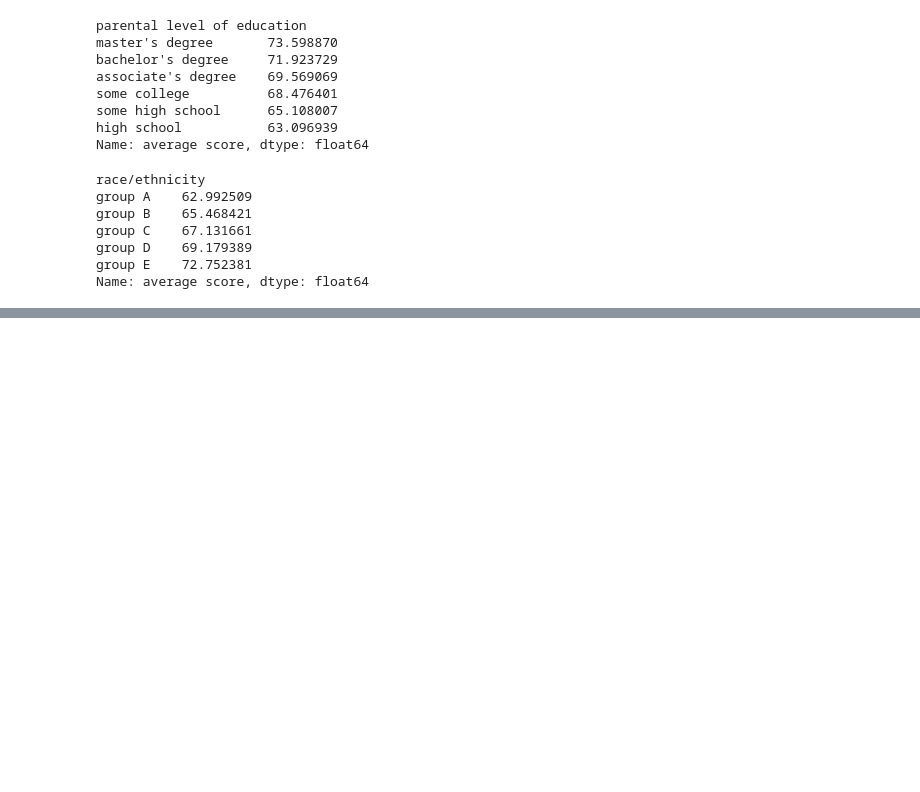
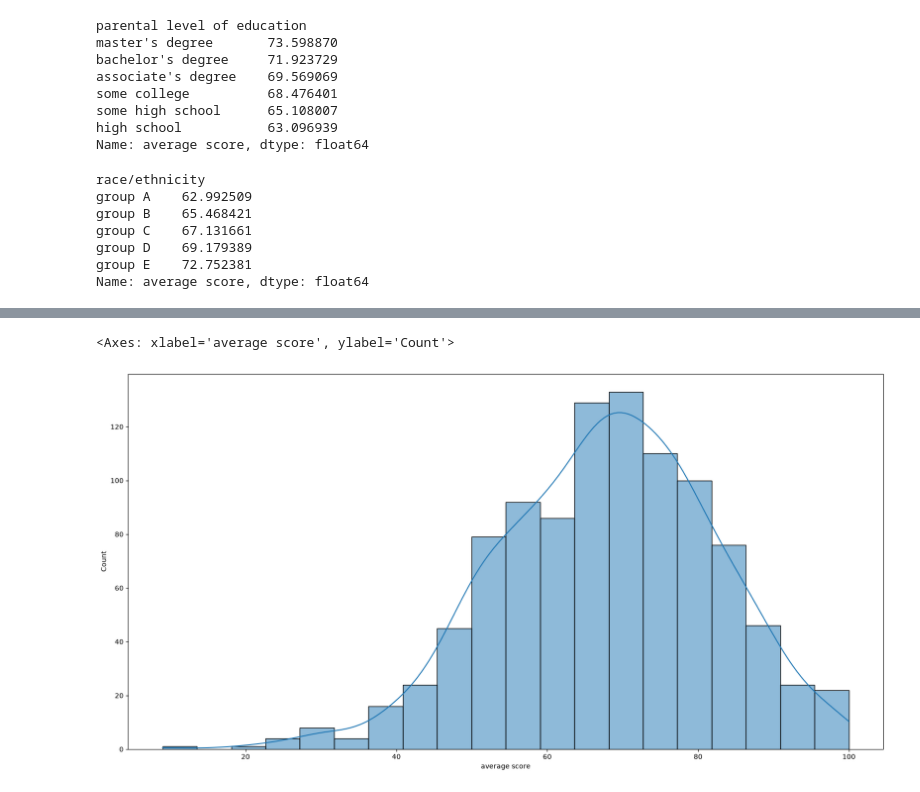
Before and after one commit to pradeepprathibha98-cloud/Data-Analysis-Mini-Projects, a Jupyter notebook: Performance Analysis.ipynb, the cells around one changed output, grey strips where cells are left out. Drawn from its saved outputs; the diff is of its cells as text; code cells hidden in the pictures; blank space fills up the shorter version.

Commit message:
Performed Data visualization on the dataset

```diff
--- a/Performance Analysis.ipynb
+++ b/Performance Analysis.ipynb
@@ -102,3 +102,6 @@ df2.head()
 | 2 | female | group B | master's degree | standard | none | 90 | ... |
 | 3 | male | group A | associate's degree | free/reduced | none | 47 | ... |
 | 4 | male | group C | some college | standard | none | 76 | ... |
+# %%
+df2.drop(['median', 'std_dev'], axis = 'columns', inplace = True)
+df2.head()
@@ -135,0 +149,6 @@ Name: average score, dtype: float64
+# %%
+import seaborn as sns
+sns.histplot(data = df2, x = 'average score', kde = True, bins = 20)
+# %% [output]
+<Axes: xlabel='average score', ylabel='Count'>
+[figure, added]
```
Also changed, not shown: parts of 5 cells of this notebook.
